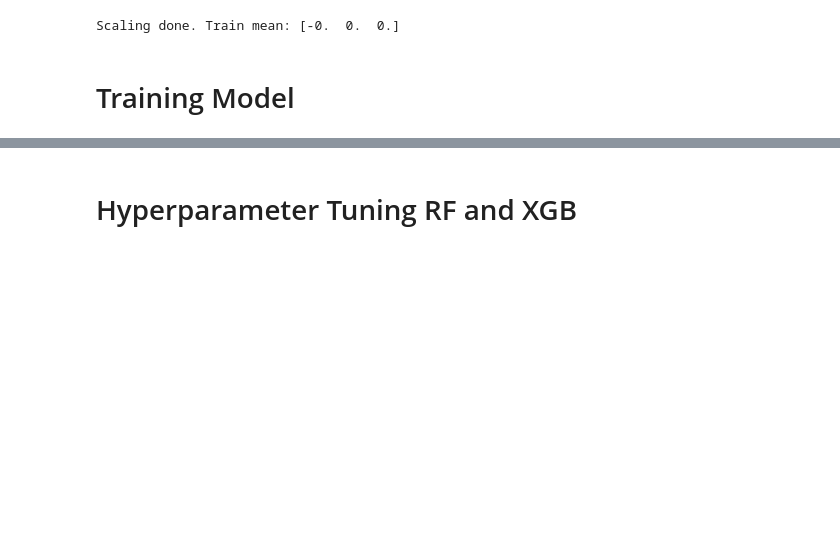
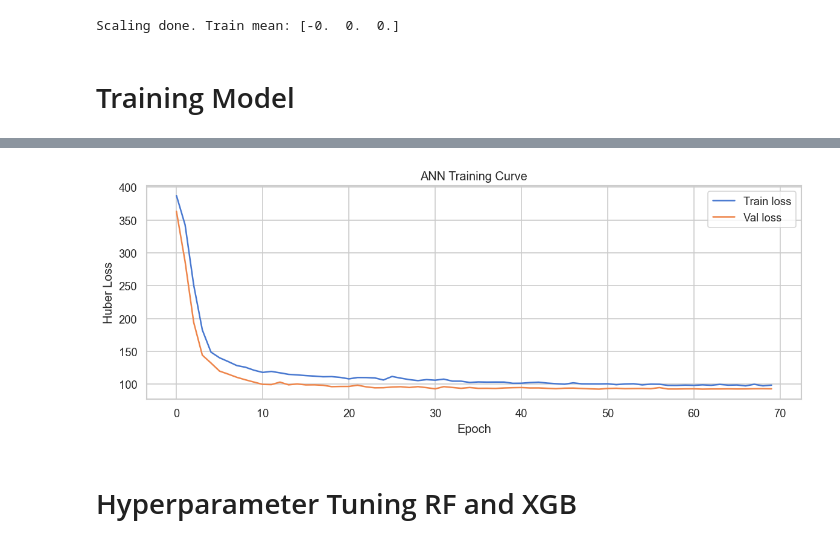
Before and after one commit to heyisula/caloriesense, a Jupyter notebook: train.ipynb, the cells around one changed output, grey strips where cells are left out. Drawn from its saved outputs; the diff is of its cells as text; code cells hidden in the pictures; blank space fills up the shorter version.

Commit message:
Final Output
Trained the models and output them with the feature importance, imputer modes, scaler, feature list, feature selection scores and best model that has been selected through the evaluation

```diff
--- a/train.ipynb
+++ b/train.ipynb
@@ -904,0 +983,99 @@ ANN:
+# %%
+#ANN Improved
+#  LeakyReLU (alpha=0.1)
+#  L2 kernel regularisation (1e-4)
+#  Wider first layer (256 units)
+#  ReduceLROnPlateau
+# Improves ANN performance by allowing small negative activations (LeakyReLU), preventing overfitting (L2 regularization), increasing model capacity (wider layer), and adaptively reducing learning rate when validation loss plateaus.
+
+print('ANN | LeakyReLU + L2 regularisation:')
+
+n_features = X_train_sc.shape[1]
+REG = l2(1e-4)
+
+ann = Sequential([
+    Dense(256, kernel_regularizer=REG, input_shape=(n_features,)),
+    LeakyReLU(negative_slope=0.1),
+    BatchNormalization(),
+    Dropout(0.3),
+
+    Dense(128, kernel_regularizer=REG),
+    LeakyReLU(negative_slope=0.1),
+    BatchNormalization(),
+    Dropout(0.2),
+
+    Dense(64, kernel_regularizer=REG),
+    LeakyReLU(negative_slope=0.1),
+    BatchNormalization(),
+    Dropout(0.1),
+
+    Dense(32, kernel_regularizer=REG),
+    LeakyReLU(negative_slope=0.1),
+
+    Dense(1)
+])
+
+ann.compile(
+    optimizer=Adam(learning_rate=0.001),
+    loss='huber',          # Huber loss: less sensitive to large residuals
+    metrics=['mae']
+)
+
+early_stop = EarlyStopping(
+    monitor='val_loss', patience=20,
+    restore_best_weights=True, verbose=0
+)
+lr_sched = ReduceLROnPlateau(
+    monitor='val_loss', factor=0.5,
+    patience=7, min_lr=1e-6, verbose=0
+)
+
+history = ann.fit(
+    X_train_sc, y_train,
+    validation_split=0.15,
+    epochs=300,
+    batch_size=32,
+    callbacks=[early_stop, lr_sched],
+    verbose=0
+)
+
+pred_ann = ann.predict(X_test_sc).flatten()
+pred_ann = np.clip(pred_ann, 0, None)
+
+mae_ann  = mean_absolute_error(y_test, pred_ann)
+rmse_ann = np.sqrt(mean_squared_error(y_test, pred_ann))
+r2_ann   = r2_score(y_test, pred_ann)
+mape_ann = np.mean(np.abs((y_test.values - pred_ann) / np.clip(y_test.values, 1, None))) * 100
+errors_ann = np.abs(y_test.values - pred_ann)
+acc50_ann  = (errors_ann <=  50).mean() * 100
+acc100_ann = (errors_ann <= 100).mean() * 100
+acc150_ann = (errors_ann <= 150).mean() * 100
+ab = pd.cut(y_test, bins=CALORIE_BINS, labels=CALORIE_LABELS).astype(str)
+pb = pd.cut(pd.Series(pred_ann), bins=CALORIE_BINS, labels=CALORIE_LABELS).astype(str)
+f1_ann = f1_score(ab, pb, average='weighted', zero_division=0)
+
+results['ANN'] = {
+    'MAE': mae_ann, 'RMSE': rmse_ann, 'R2': r2_ann,
+    'MAPE': mape_ann,
+    'Acc@50': acc50_ann, 'Acc@100': acc100_ann, 'Acc@150': acc150_ann,
+    'BinnedF1': f1_ann,
+    'CV_R2_mean': float('nan'), 'CV_R2_std': float('nan')
+}
+
+print(f'  MAE        = {mae_ann:.2f} cal')
+print(f'  RMSE       = {rmse_ann:.2f} cal')
+print(f'  R²         = {r2_ann:.4f}')
+print(f'  MAPE       = {mape_ann:.2f}%')
+print(f'  Acc ±50 cal = {acc50_ann:.1f}%')
+print(f'  Acc ±100 cal= {acc100_ann:.1f}%')
+print(f'  Acc ±150 cal= {acc150_ann:.1f}%')
+print(f'  Binned F1  = {f1_ann:.4f}')
+print('  (CV not run for Keras models)')
+
+plt.figure(figsize=(10, 4))
+plt.plot(history.history['loss'],     label='Train loss')
+plt.plot(history.history['val_loss'], label='Val loss')
+plt.xlabel('Epoch'); plt.ylabel('Huber Loss')
+plt.title('ANN Training Curve')
+plt.legend(); plt.tight_layout(); plt.show()
+# %% [output]
@@ -905,3 +1093,4 @@ ANN:
+[figure, added]
 # %% [markdown]
 # Hyperparameter Tuning RF and XGB
 # %%
```
Also changed, not shown: parts of 28 cells of this notebook, 8 other files.
